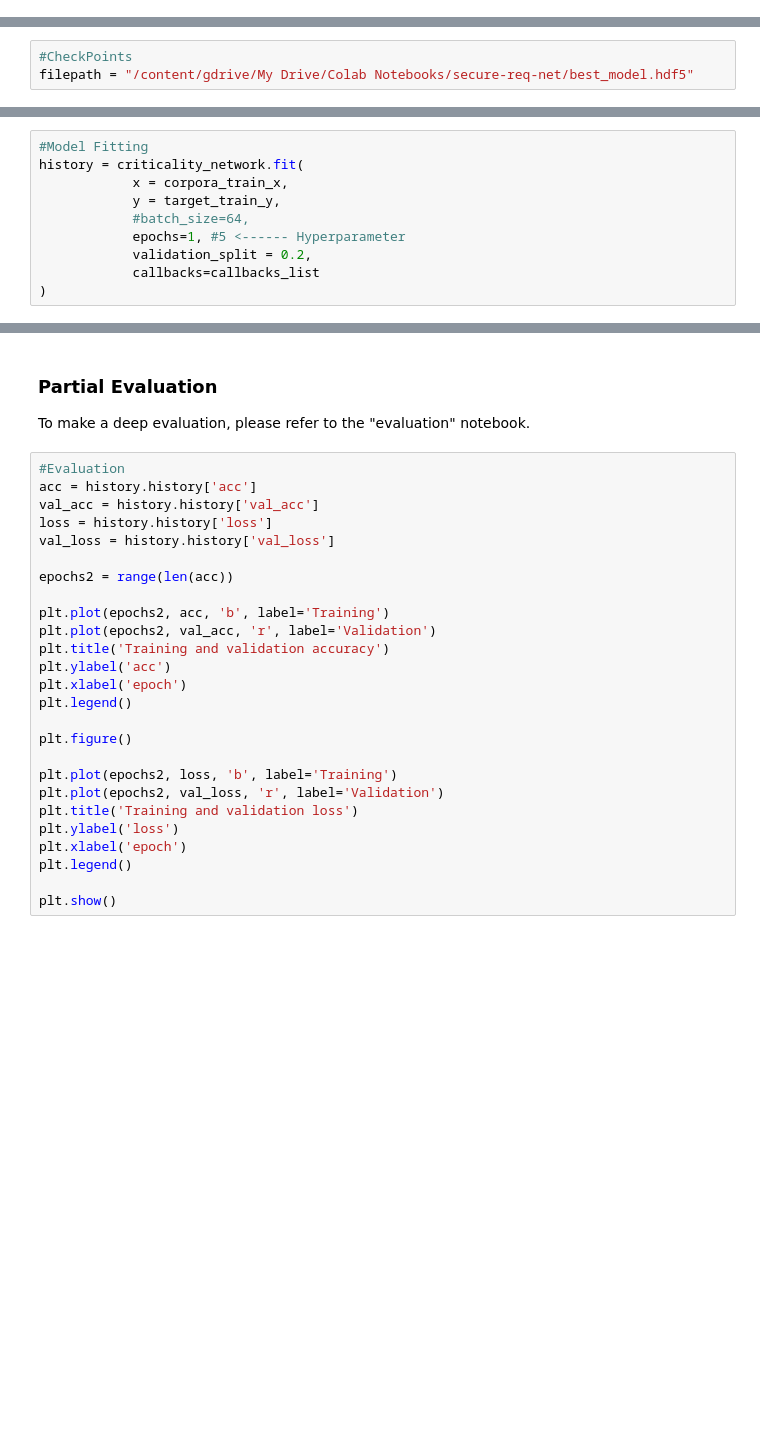
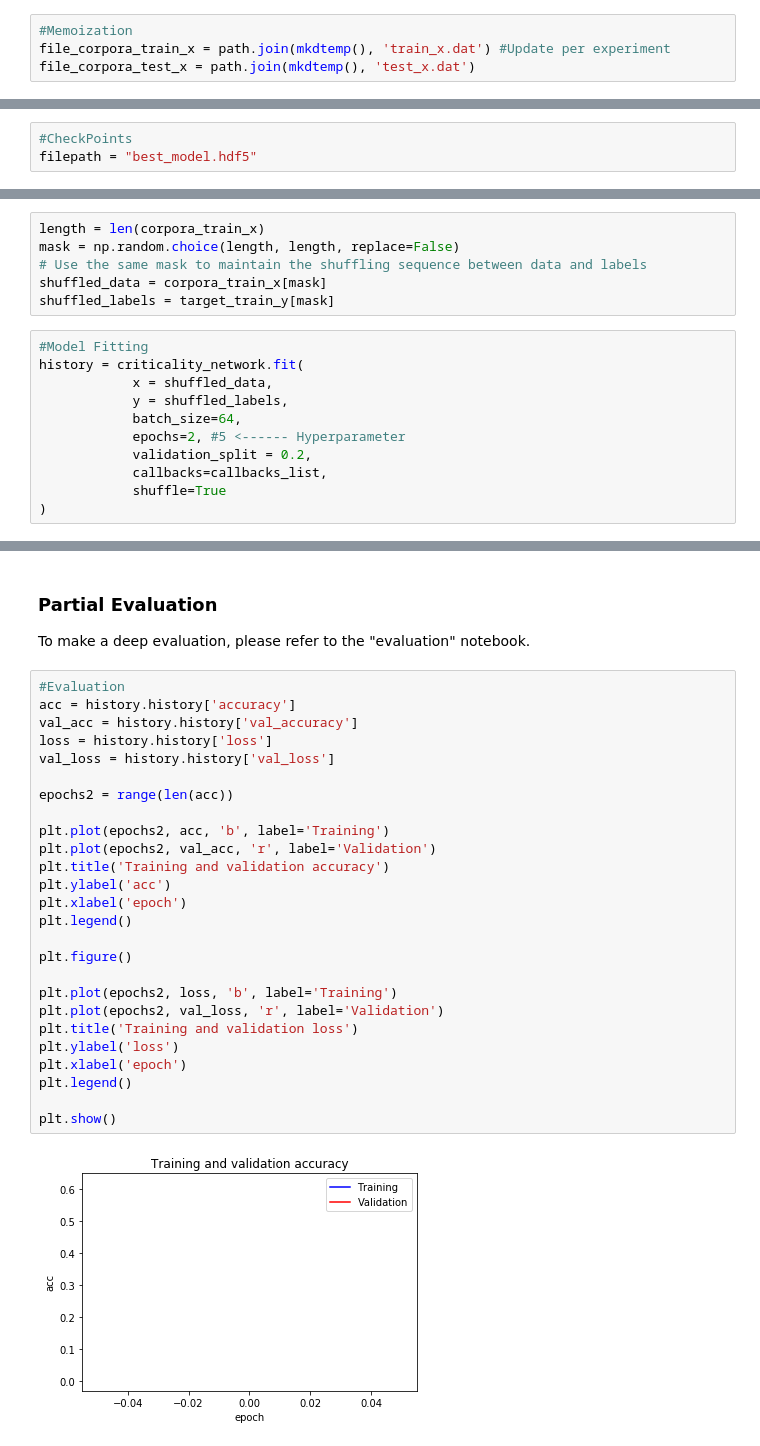
Before and after one commit to happygirlzt/SecureReqNet, a Jupyter notebook: alpha_securereqnet.ipynb, the cells around one changed output, grey strips where cells are left out. Drawn from its saved outputs; the diff is of its cells as text; blank space fills up the shorter version.

Commit message:
shuffle data before fitting

```diff
--- a/alpha_securereqnet.ipynb
+++ b/alpha_securereqnet.ipynb
@@ -507,3 +510,7 @@ file_corpora_test_x = path.join(mkdtemp(), '/content/gdrive/My Drive/Colab Noteb
+# %%
+#Memoization
+file_corpora_train_x = path.join(mkdtemp(), 'train_x.dat') #Update per experiment
+file_corpora_test_x = path.join(mkdtemp(), 'test_x.dat')
 # %%
 #Shaping
 shape_train_x = (len(corpora_train),max_len_sentences,embeddigs_cols,1)
@@ -545,18 +556,25 @@ for doc in range(len(corpora_test)):
             corpora_test_x[doc,words_rows,embedding_cols,0] = embed_flatten[embedding_cols]
 # %%
 #CheckPoints
-filepath = "/content/gdrive/My Drive/Colab Notebooks/secure-req-net/best_model.hdf5"
+filepath = "best_model.hdf5"
 # %%
 es = EarlyStopping(monitor='val_loss', mode='min', verbose=1, patience=20)
 mc = ModelCheckpoint(filepath, monitor='val_accuracy', mode='max', verbose=1, save_best_only=True)
 callbacks_list = [es,mc]
+# %%
+length = len(corpora_train_x)
+mask = np.random.choice(length, length, replace=False)
+# Use the same mask to maintain the shuffling sequence between data and labels
+shuffled_data = corpora_train_x[mask]
+shuffled_labels = target_train_y[mask]
 # %%
 #Model Fitting
 history = criticality_network.fit(
-            x = corpora_train_x,
-            y = target_train_y,
-            #batch_size=64,
-            epochs=1, #5 <------ Hyperparameter
+            x = shuffled_data,
+            y = shuffled_labels,
+            batch_size=64,
+            epochs=2, #5 <------ Hyperparameter
             validation_split = 0.2,
-            callbacks=callbacks_list
+            callbacks=callbacks_list,
+            shuffle=True
 )
@@ -576,27 +617,29 @@ np.save('/content/gdrive/My Drive/Colab Notebooks/secure-req-net/target_test_y.n
 To make a deep evaluation, please refer to the "evaluation" notebook.
 # %%
 #Evaluation
-acc = history.history['acc']
-val_acc = history.history['val_acc']
+acc = history.history['accuracy']
+val_acc = history.history['val_accuracy']
 loss = history.history['loss']
 val_loss = history.history['val_loss']
 
 epochs2 = range(len(acc))
 
 plt.plot(epochs2, acc, 'b', label='Training')
 plt.plot(epochs2, val_acc, 'r', label='Validation')
 plt.title('Training and validation accuracy')
 plt.ylabel('acc')
 plt.xlabel('epoch')
 plt.legend()
 
 plt.figure()
 
 plt.plot(epochs2, loss, 'b', label='Training')
 plt.plot(epochs2, val_loss, 'r', label='Validation')
 plt.title('Training and validation loss')
 plt.ylabel('loss')
 plt.xlabel('epoch')
 plt.legend()
 
 plt.show()
+# %% [output]
+[figure, added]
```
Also changed, not shown: parts of 41 cells of this notebook.
